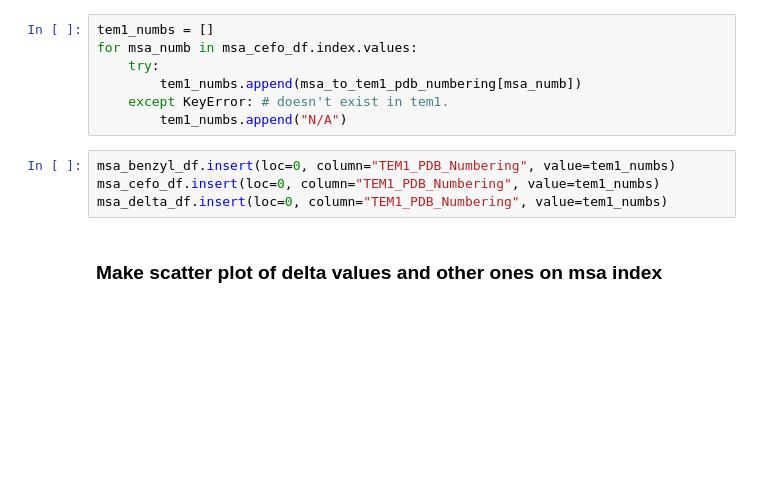
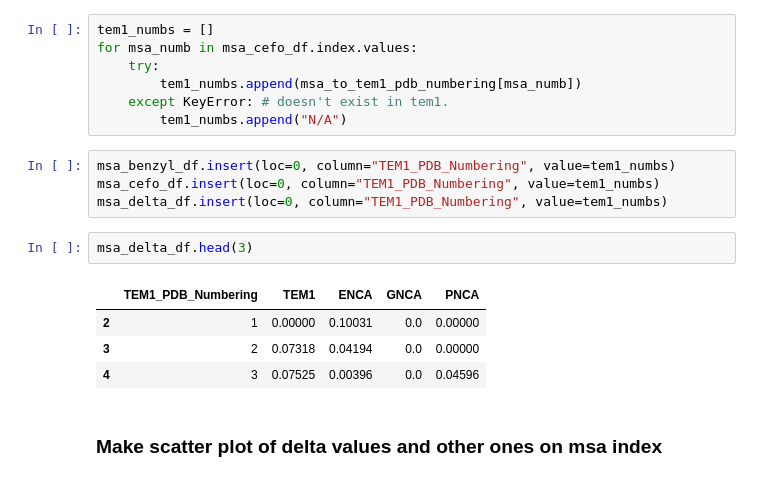
Before and after one commit to kamerlinlab/friends_and_neighbors, a Jupyter notebook: kif_analysis/3_analyse_kif_regress.ipynb, the cells around one changed output. Cells and saved outputs as stored; diff of their text form; blank space fills up the shorter version.

```diff
--- a/kif_analysis/3_analyse_kif_regress.ipynb
+++ b/kif_analysis/3_analyse_kif_regress.ipynb
@@ -342,6 +301,13 @@ for msa_numb in msa_cefo_df.index.values:
 msa_benzyl_df.insert(loc=0, column="TEM1_PDB_Numbering", value=tem1_numbs)
 msa_cefo_df.insert(loc=0, column="TEM1_PDB_Numbering", value=tem1_numbs)
 msa_delta_df.insert(loc=0, column="TEM1_PDB_Numbering", value=tem1_numbs)
+# %%
+msa_delta_df.head(3)
+# %% [output]
+|  | TEM1_PDB_Numbering | TEM1 | ENCA | GNCA | PNCA |
+| 2 | 1 | 0.00000 | 0.10031 | 0.0 | 0.00000 |
+| 3 | 2 | 0.07318 | 0.04194 | 0.0 | 0.00000 |
+| 4 | 3 | 0.07525 | 0.00396 | 0.0 | 0.04596 |
 # %% [markdown]
 ### Make scatter plot of delta values and other ones on msa index
 # %%
```
Also changed, not shown: parts of 34 cells of this notebook, 30 other files.
